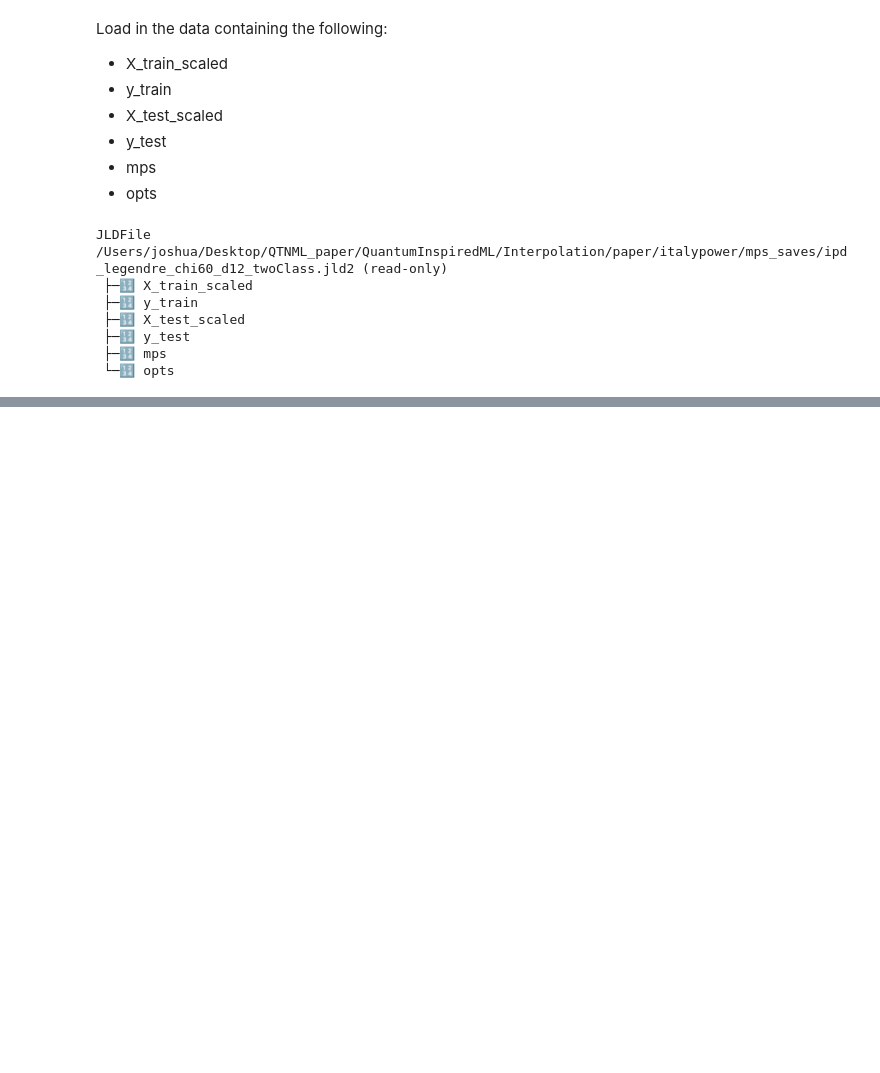
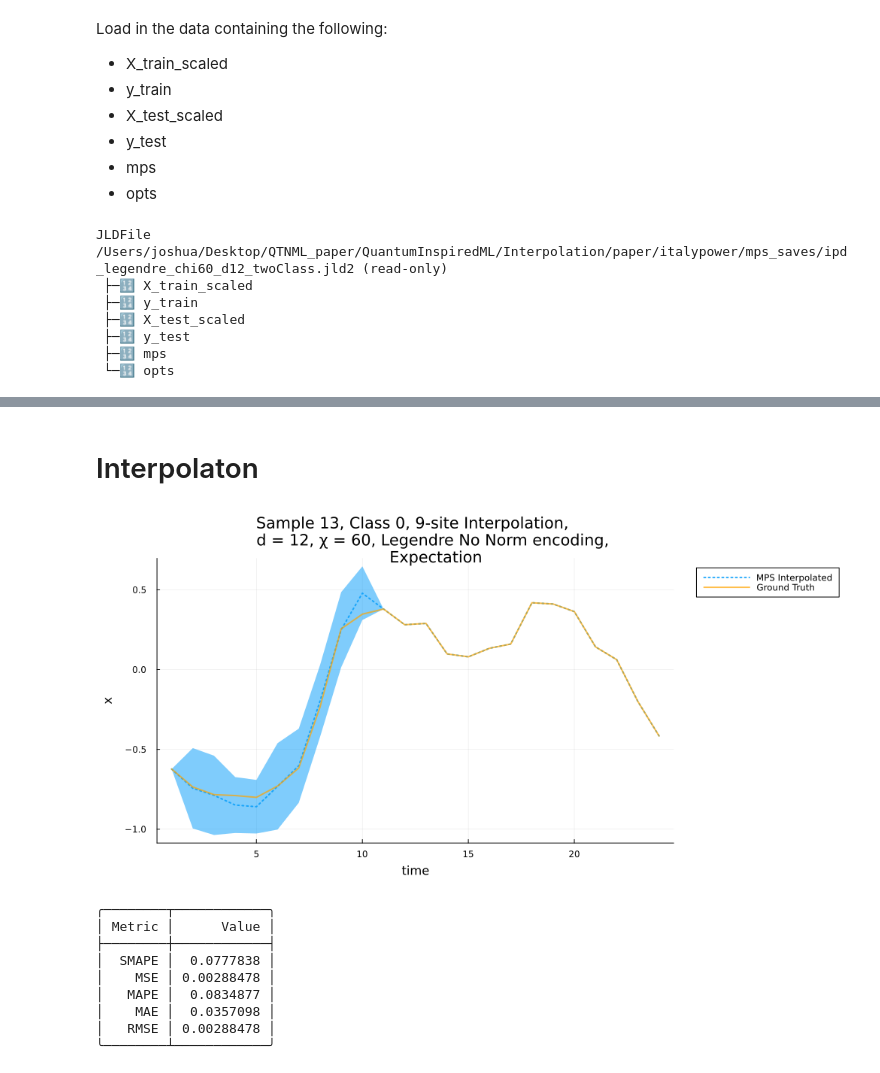
Before and after one commit to jmoo2880/QuantumInspiredML, a Jupyter notebook: Interpolation/forecasting_demo.ipynb, the cells around one changed output, grey strips where cells are left out. Drawn from its saved outputs; the diff is of its cells as text; code cells hidden in the pictures; blank space fills up the shorter version.

Commit message:
add samll demo for forecasting as .ipynb

```diff
--- a/Interpolation/forecasting_demo.ipynb
+++ b/Interpolation/forecasting_demo.ipynb
@@ -24,4 +26,17 @@ JLDFile /Users/joshua/Desktop/QTNML_paper/QuantumInspiredML/Interpolation/paper/
 # %%
+setprecision(BigFloat, 128)
+Rdtype = Float64
+
+verbosity = 0
+test_run = false
+track_cost = false
+
+encoding = legendre()
+encode_classes_separately = true
+train_classes_separately = true
+
+#encoding = Basis("Legendre")
+dtype = encoding.iscomplex ? ComplexF64 : Float64
 opts=Options(; nsweeps=12, chi_max=60, update_iters=1, verbosity=verbosity, dtype=dtype, loss_grad=loss_grad_KLD,
 bbopt=BBOpt("CustomGD"), track_cost=track_cost, eta=0.0025, rescale = (false, true), d=12, aux_basis_dim=2, encoding=encoding,
 encode_classes_separately=encode_classes_separately, train_classes_separately=train_classes_separately)
@@ -27,0 +63,9 @@ encode_classes_separately=encode_classes_separately, train_classes_separately=tr
+# %%
+X_train_scaled = read(f, "X_train_scaled")
+y_train = read(f, "y_train")
+X_test_scaled = read(f, "X_test_scaled")
+y_test = read(f, "y_test")
+mps = read(f, "mps");
+# %%
+fc = load_forecasting_info_variables(mps, X_train_scaled,
+    y_train, X_test_scaled, y_test, opts);
@@ -27,0 +82,18 @@ encode_classes_separately=encode_classes_separately, train_classes_separately=tr
+# %% [markdown]
+# Interpolaton
+# %%
+class = 0
+interp_sites = collect(2:1:10)
+instance_idx = 13
+any_interpolate_single_time_series(fc, class, instance_idx, interp_sites);
+# %% [output]
+[figure, added]
+╭────────┬────────────╮
+│ Metric │      Value │
+├────────┼────────────┤
+│  SMAPE │  0.0777838 │
+│    MSE │ 0.00288478 │
+│   MAPE │  0.0834877 │
+│    MAE │  0.0357098 │
+│   RMSE │ 0.00288478 │
+╰────────┴────────────╯
```
Also changed, not shown: parts of 7 cells of this notebook, 2 other files.
